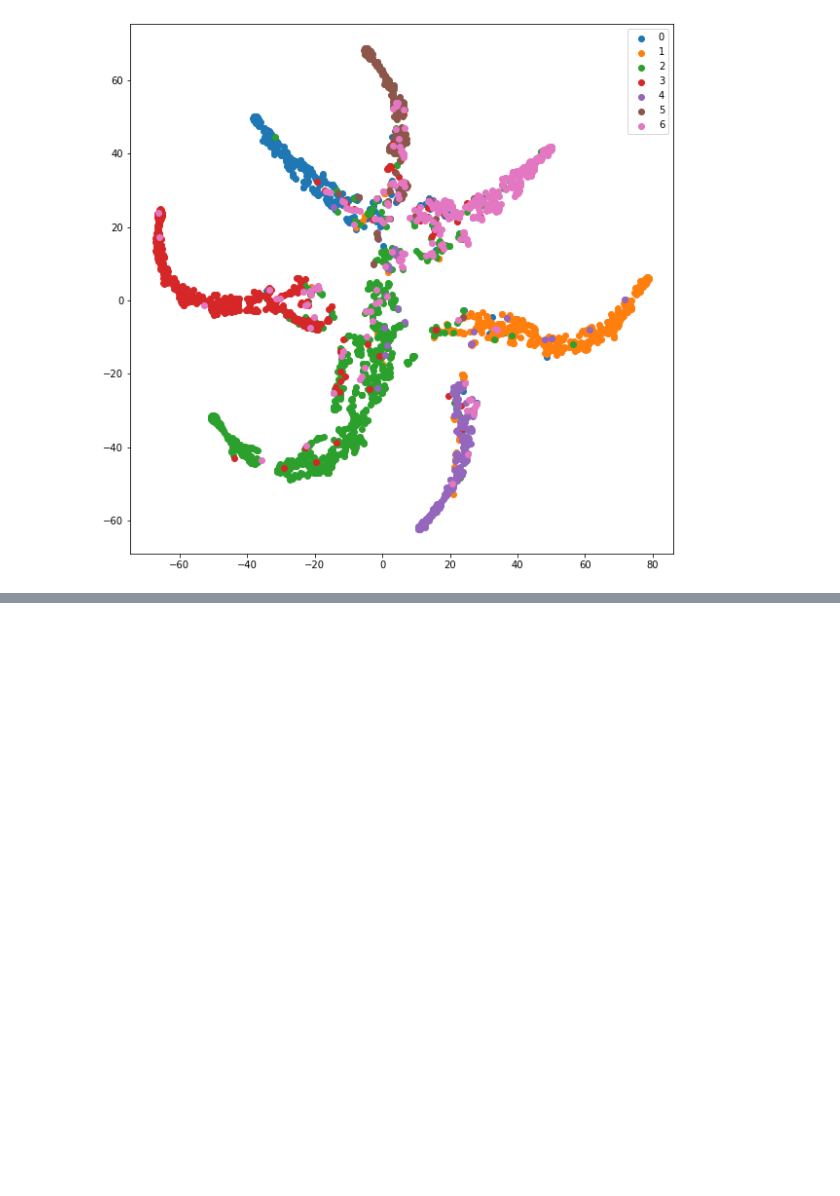
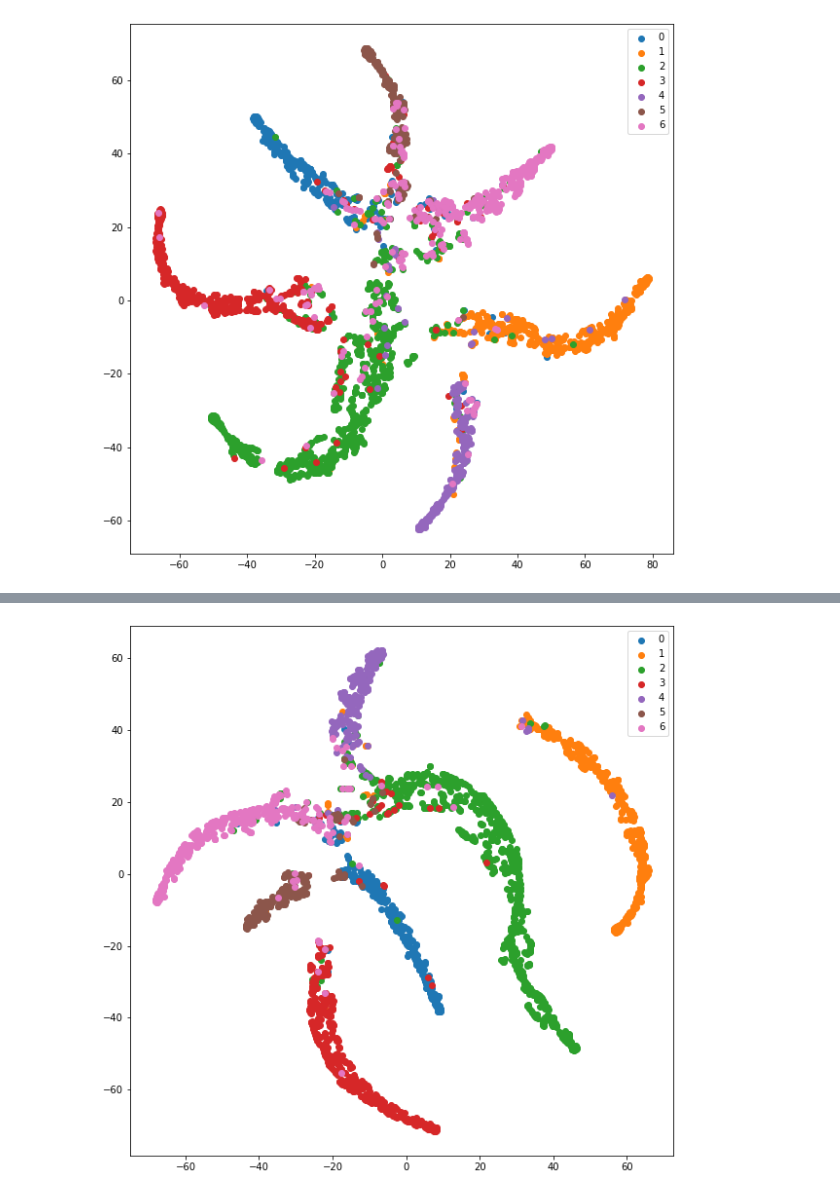
Before and after one commit to comojin1994/GCN, a Jupyter notebook: GCN.ipynb, the cells around one changed output, grey strips where cells are left out. Cells and saved outputs as stored; diff of their text form; code cells hidden in the pictures; blank space fills up the shorter version.

```diff
--- a/GCN.ipynb
+++ b/GCN.ipynb
@@ -314,0 +317,22 @@ plot_tSNE(labels_encoded, x_tsne)
+# %%
+DNN = tf.keras.Sequential([
+    Dense(128, input_dim=X.shape[1], activation=tf.nn.relu, kernel_regularizer=tf.keras.regularizers.l2(l2_reg)),
+    Dropout(dropout),
+    Dense(256, activation=tf.nn.relu),
+    Dropout(dropout),
+    Dense(num_classes, activation=tf.nn.softmax)
+])
+
+DNN.compile(optimizer=Adam(1e-2),
+           loss='categorical_crossentropy',
+           weighted_metrics=['acc'])
+
+DNN_valid_data = (X, labels_encoded, val_mask)
+# %%
+DNN.fit(X,
+       labels_encoded,
+       epochs=epochs,
+       batch_size=N,
+       validation_data=DNN_valid_data,
+       shuffle=False,
+       callbacks=[EarlyStopping(patience=es_patience, restore_best_weights=True)])
@@ -314,0 +358,7 @@ plot_tSNE(labels_encoded, x_tsne)
+# %%
+activations = DNN.predict(X)
+
+dnn_x_tsne = TSNE(n_components=2).fit_transform(activations)
+plot_tSNE(labels_encoded, dnn_x_tsne)
+# %% [output]
+[figure, added]
```
Also changed, not shown: parts of 3 cells of this notebook.
